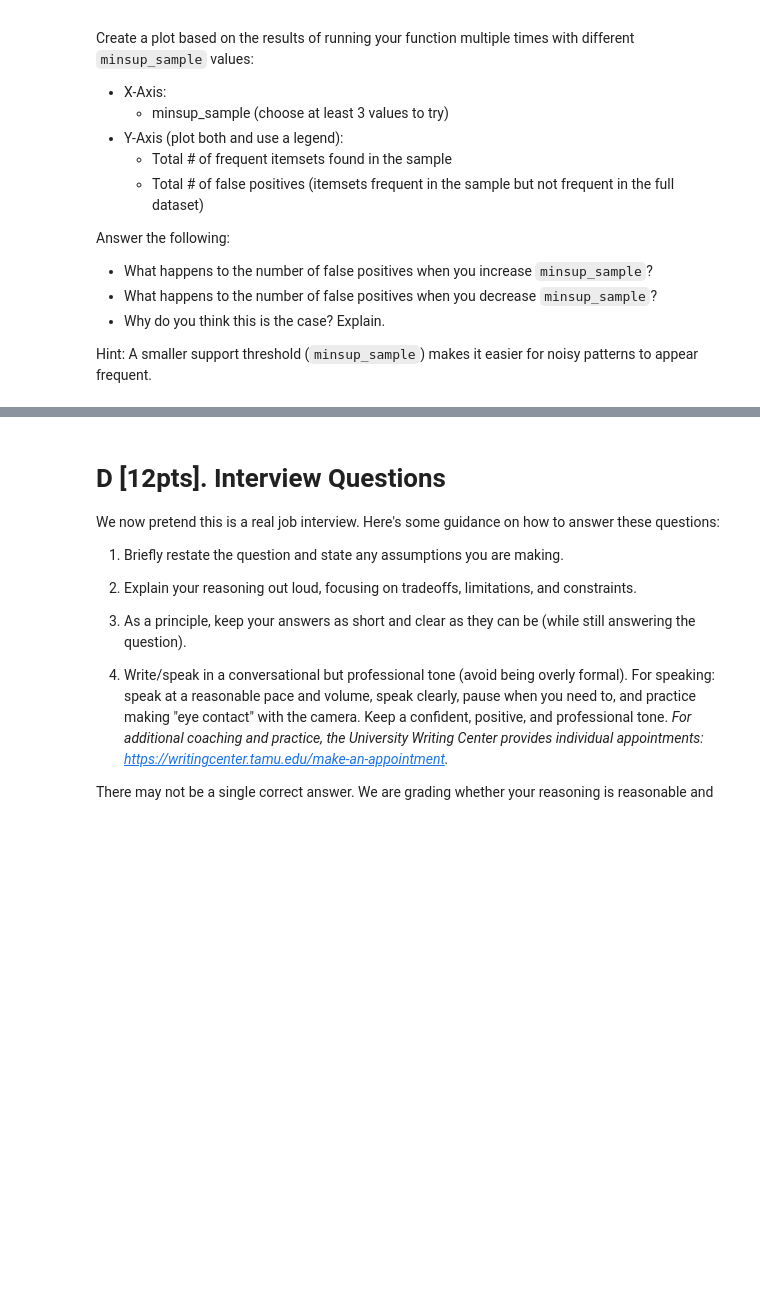
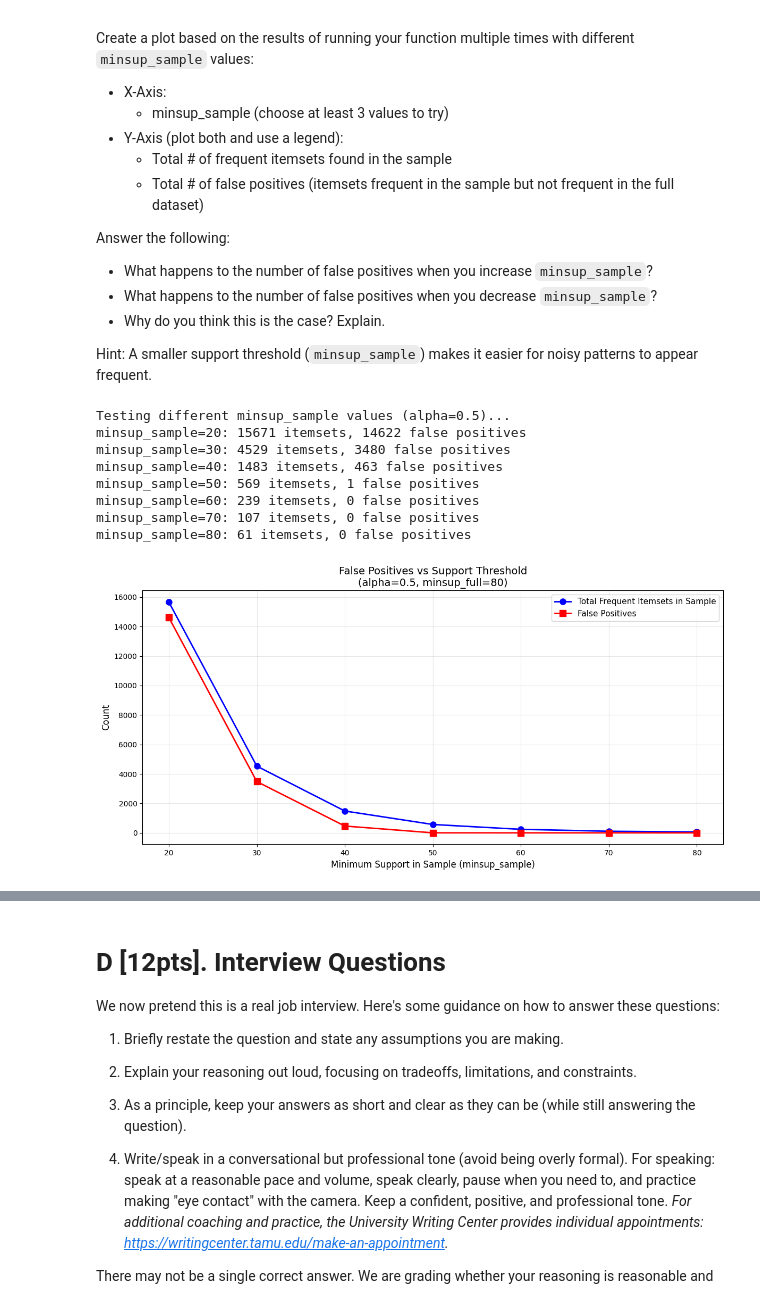
Before and after one commit to Ty700/CSCE_676, a Jupyter notebook: 335009542_HW2.ipynb, the cells around one changed output, grey strips where cells are left out. Saved outputs shown, nothing was run; the diff lists cells and outputs as text; code cells hidden in the pictures; blank space fills up the shorter version.

```diff
--- a/335009542_HW2.ipynb
+++ b/335009542_HW2.ipynb
@@ -943,3 +1407,80 @@ Answer the following:
 - Why do you think this is the case? Explain.
 
 Hint: A smaller support threshold (`minsup_sample`) makes it easier for noisy patterns to appear frequent.
+# %%
+def apriori_random_sampling_with_itemsets_and_fps(data, minsup_sample, minconf, alpha, minsup_full=80, debug=False, random_state=42):
+    np.random.seed(random_state)
+
+    n_users = len(data)
+    n_sample = int(n_users * alpha)
+    sampled_indices = np.random.choice(data.index, size=n_sample, replace=False)
+    sampled_data = data.loc[sampled_indices]
+
+    itemsets_sample, _, _ = apriori_random_sampling_with_itemsets(
+        sampled_data, minsup=minsup_sample, minconf=minconf, alpha=1.0, debug=False
+    )
+
+    itemsets_full, _, _ = apriori_random_sampling_with_itemsets(
+        data, minsup=minsup_full, minconf=minconf, alpha=1.0, debug=False
+    )
+
+
+    sample_frequent = set()
+    sample_frequent.update(itemsets_sample[0])  # 1-itemsets
+    sample_frequent.update(itemsets_sample[1])  # 2-itemsets
+
+    # Collect all frequent itemsets from full dataset
+    full_frequent = set()
+    full_frequent.update(itemsets_full[0])
+    full_frequent.update([tuple(sorted(x)) if isinstance(x, tuple) else x for x in itemsets_full[1]])
+
+    # False positives: frequent in sample but NOT frequent in full dataset
+    false_positives = 0
+    for item in sample_frequent:
+        item_key = tuple(sorted(item)) if isinstance(item, tuple) else item
+        if item_key not in full_frequent and item not in full_frequent:
+            false_positives += 1
+
+    total_sample_itemsets = len(sample_frequent)
+
+    return total_sample_itemsets, false_positives
+
+alpha = 0.5
+minconf = 0.7
+minsup_full = 80
+minsup_sample_range = [20, 30, 40, 50, 60, 70, 80]
+
+sample_itemsets_list = []
+false_positives_list = []
+
+print(f"Testing different minsup_sample values (alpha={alpha})...")
+for minsup_sample in minsup_sample_range:
+    total_sample, fps = apriori_random_sampling_with_itemsets_and_fps(
+        binary_movies, minsup_sample=minsup_sample, minconf=minconf,
+        alpha=alpha, minsup_full=minsup_full, debug=False
+    )
+    sample_itemsets_list.append(total_sample)
+    false_positives_list.append(fps)
+    print(f"minsup_sample={minsup_sample}: {total_sample} itemsets, {fps} false positives")
+
+# Create plot
+plt.figure(figsize=(12, 6))
+plt.plot(minsup_sample_range, sample_itemsets_list, marker='o', linewidth=2, markersize=8, label='Total Frequent Itemsets in Sample', color='blue')
+plt.plot(minsup_sample_range, false_positives_list, marker='s', linewidth=2, markersize=8, label='False Positives', color='red')
+plt.xlabel('Minimum Support in Sample (minsup_sample)', fontsize=12)
+plt.ylabel('Count', fontsize=12)
+plt.title(f'False Positives vs Support Threshold\n(alpha={alpha}, minsup_full={minsup_full})', fontsize=14)
+plt.legend(fontsize=11)
+plt.grid(True, alpha=0.3)
+plt.tight_layout()
+plt.show()
+# %% [output]
+Testing different minsup_sample values (alpha=0.5)...
+minsup_sample=20: 15671 itemsets, 14622 false positives
+minsup_sample=30: 4529 itemsets, 3480 false positives
+minsup_sample=40: 1483 itemsets, 463 false positives
+minsup_sample=50: 569 itemsets, 1 false positives
+minsup_sample=60: 239 itemsets, 0 false positives
+minsup_sample=70: 107 itemsets, 0 false positives
+minsup_sample=80: 61 itemsets, 0 false positives
+[figure, added]
```
Also changed, not shown: parts of 25 cells of this notebook.
